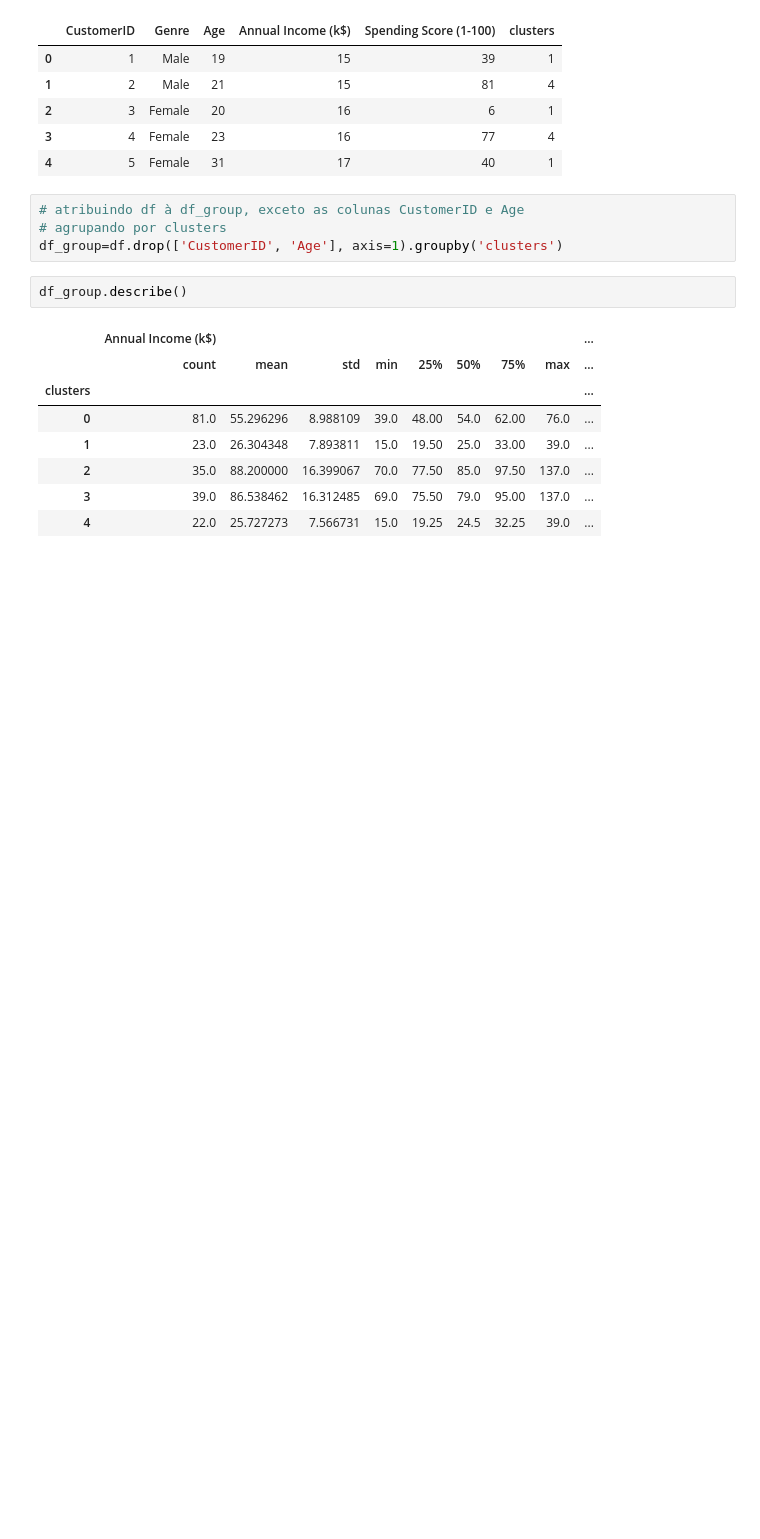
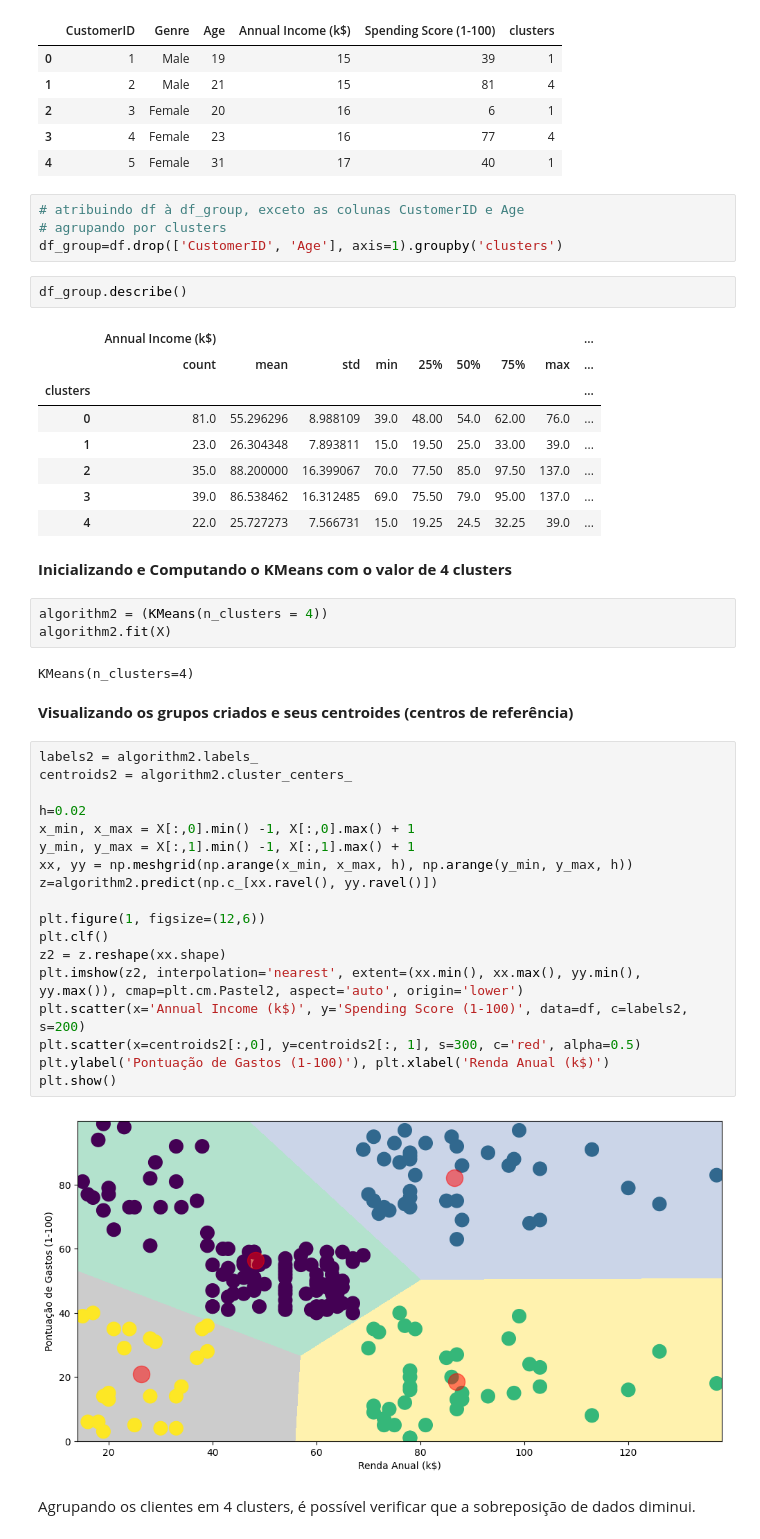
Before and after one commit to jessicagrunewald/Customer-Clustering_KMeans, a Jupyter notebook: Agrupamento_de_clientes_com_K_Means.ipynb, the cells around one changed output. Drawn from its saved outputs; the diff is of its cells as text; blank space fills up the shorter version.

```diff
--- a/Agrupamento_de_clientes_com_K_Means.ipynb
+++ b/Agrupamento_de_clientes_com_K_Means.ipynb
@@ -177,3 +179,34 @@ df_group.describe()
 | 2 | 35.0 | 88.200000 | 16.399067 | 70.0 | 77.50 | 85.0 | 97.50 | 137.0 | ... |
 | 3 | 39.0 | 86.538462 | 16.312485 | 69.0 | 75.50 | 79.0 | 95.00 | 137.0 | ... |
 | 4 | 22.0 | 25.727273 | 7.566731 | 15.0 | 19.25 | 24.5 | 32.25 | 39.0 | ... |
+# %% [markdown]
+**Inicializando e Computando o KMeans com o valor de 4 clusters**
+# %%
+algorithm2 = (KMeans(n_clusters = 4))
+algorithm2.fit(X)
+# %% [output]
+KMeans(n_clusters=4)
+# %% [markdown]
+**Visualizando os grupos criados e seus centroides (centros de referência)**
+# %%
+labels2 = algorithm2.labels_
+centroids2 = algorithm2.cluster_centers_
+
+h=0.02
+x_min, x_max = X[:,0].min() -1, X[:,0].max() + 1
+y_min, y_max = X[:,1].min() -1, X[:,1].max() + 1
+xx, yy = np.meshgrid(np.arange(x_min, x_max, h), np.arange(y_min, y_max, h))
+z=algorithm2.predict(np.c_[xx.ravel(), yy.ravel()])
+
+plt.figure(1, figsize=(12,6))
+plt.clf()
+z2 = z.reshape(xx.shape)
+plt.imshow(z2, interpolation='nearest', extent=(xx.min(), xx.max(), yy.min(), yy.max()), cmap=plt.cm.Pastel2, aspect='auto', origin='lower')
+plt.scatter(x='Annual Income (k$)', y='Spending Score (1-100)', data=df, c=labels2, s=200)
+plt.scatter(x=centroids2[:,0], y=centroids2[:, 1], s=300, c='red', alpha=0.5)
+plt.ylabel('Pontuação de Gastos (1-100)'), plt.xlabel('Renda Anual (k$)')
+plt.show()
+# %% [output]
+[figure, added]
+# %% [markdown]
+Agrupando os clientes em 4 clusters, é possível verificar que a sobreposição de dados diminui.
```
Also changed, not shown: parts of 2 cells of this notebook.
